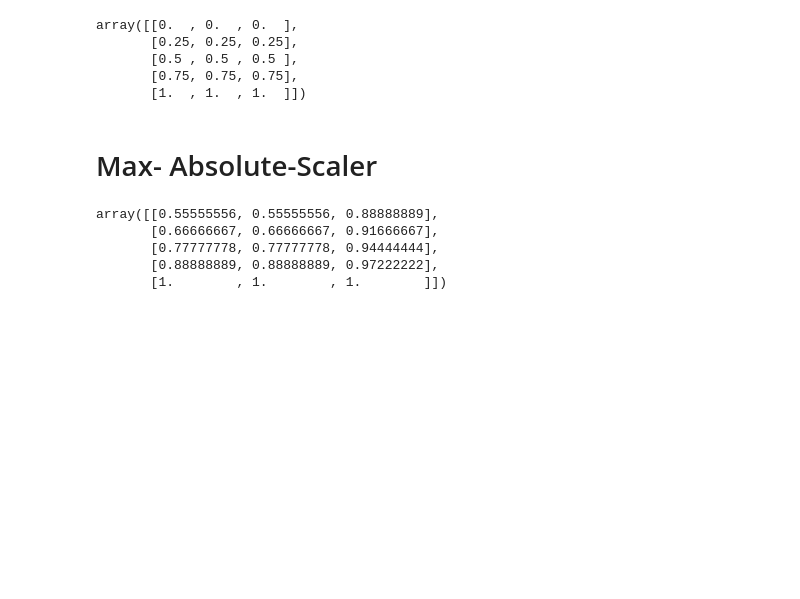
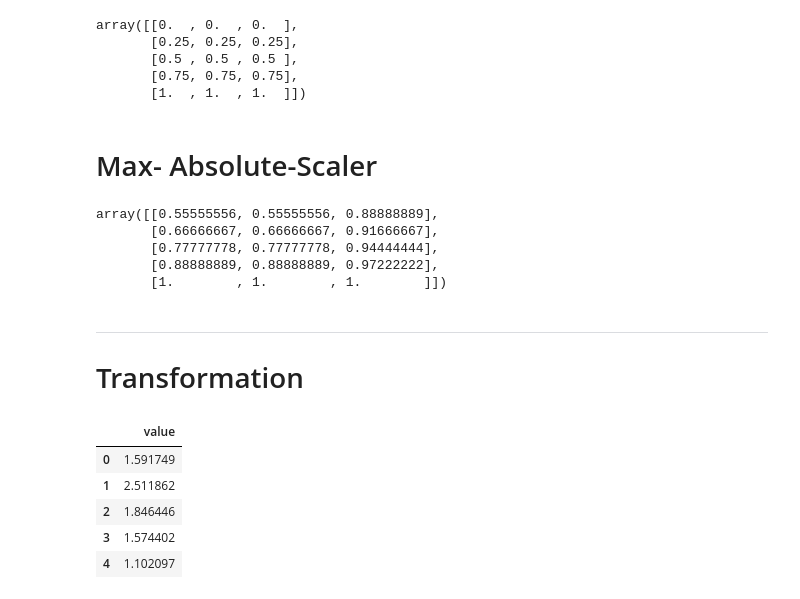
Before and after one commit to iamhafizmadnan/machine_learning, a Jupyter notebook: ML/05_Scalling.ipynb, the cells around one changed output. Drawn from its saved outputs; the diff is of its cells as text; code cells hidden in the pictures; blank space fills up the shorter version.

```diff
--- a/ML/05_Scalling.ipynb
+++ b/ML/05_Scalling.ipynb
@@ -68,3 +68,6 @@ array([[0.55555556, 0.55555556, 0.88888889],
        [0.77777778, 0.77777778, 0.94444444],
        [0.88888889, 0.88888889, 0.97222222],
        [1.        , 1.        , 1.        ]])
+# %% [markdown]
+---
+ # Transformation
@@ -70,0 +80,12 @@ array([[0.55555556, 0.55555556, 0.88888889],
+# %%
+np.random.seed(0)
+df = np.random.exponential(scale=2, size=1000)
+df = pd.DataFrame(df, columns=["value"])
+df.head()
+# %% [output]
+|  | value |
+| 0 | 1.591749 |
+| 1 | 2.511862 |
+| 2 | 1.846446 |
+| 3 | 1.574402 |
+| 4 | 1.102097 |
```
Also changed, not shown: parts of 9 cells of this notebook.
